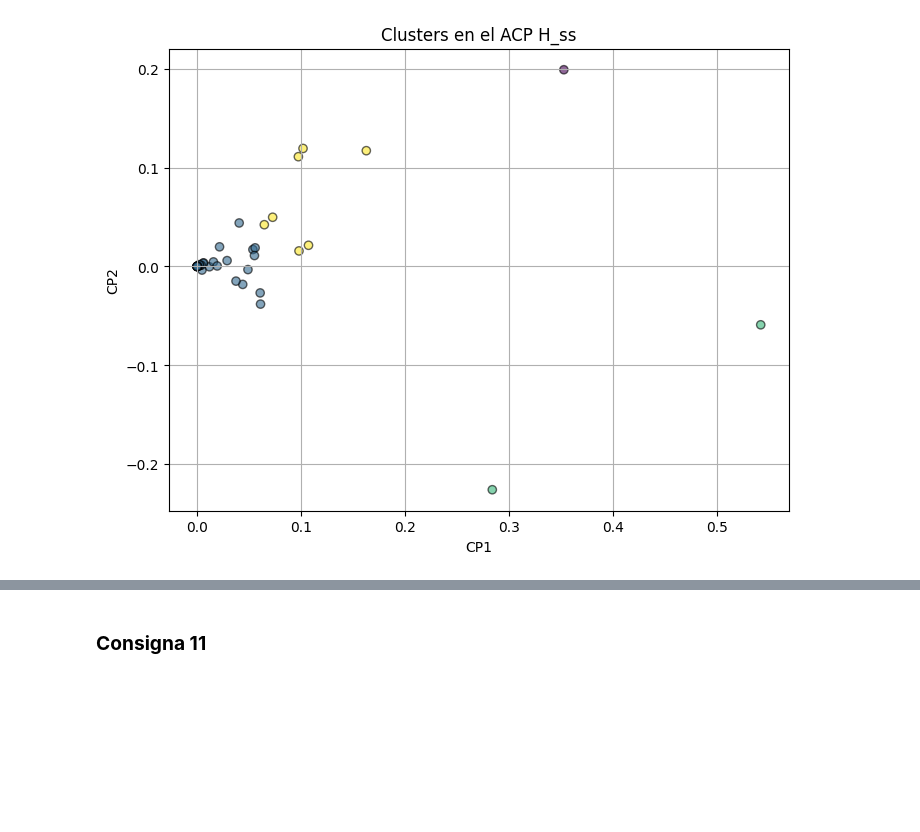
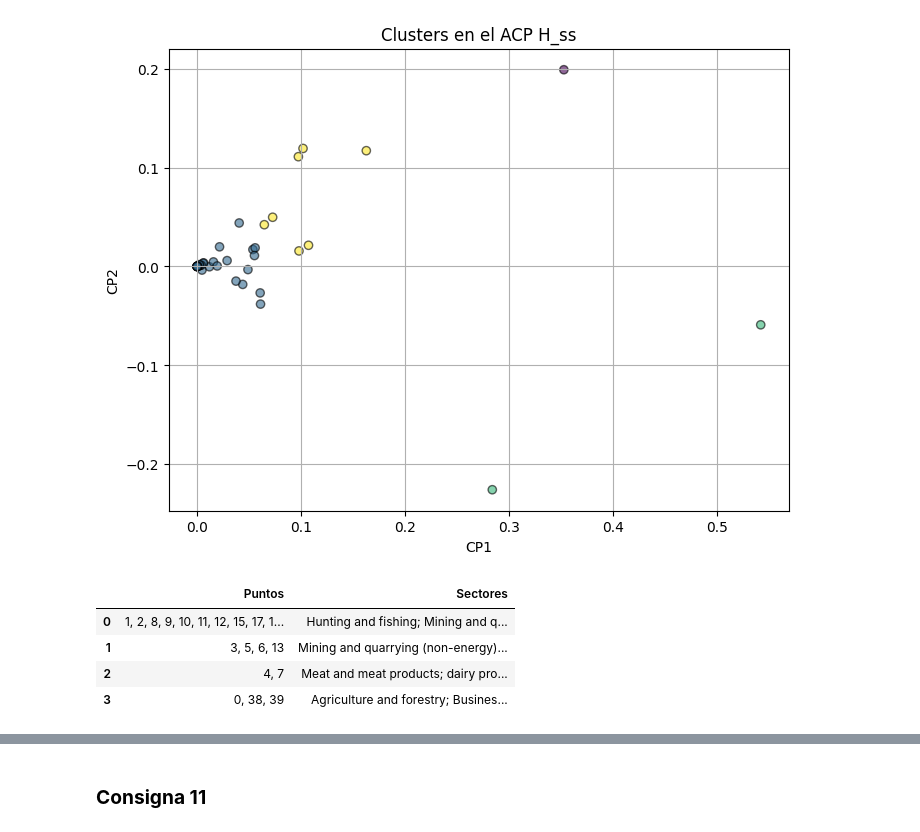
Before and after one commit to Gabrielnm7/ALC-FCEN_UBA, a Jupyter notebook: TP2/grupo_abeliano_TP2.ipynb, the cells around one changed output, grey strips where cells are left out. Drawn from its saved outputs; the diff is of its cells as text; code cells hidden in the pictures; blank space fills up the shorter version.

```diff
--- a/TP2/grupo_abeliano_TP2.ipynb
+++ b/TP2/grupo_abeliano_TP2.ipynb
@@ -1078,3 +1077,49 @@ plt.grid(True)
 plt.show()
 # %% [output]
 [figure]
+# %%
+sectores = LAT_IOT_2011.Sector[:40]
+
+clusters ={
+    "Cluster 0": [],
+    "Cluster 1": [],
+    "Cluster 2": [],
+    "Cluster 3": [],
+}
+
+# Agregamos los índices a su cluster correspondiente para identificarlos mejor:
+for i in range(H_ss_projectada.shape[0]):
+    x, y = H_ss_projectada[i, 0], H_ss_projectada[i, 1]
+
+    if -0.1 <= x <= 0.03 and -0.1 <= y <= 0.3: # Agregamos los sectores del cluster 0
+        clusters["Cluster 0"].append(i)
+
+    if 0.03 <= x <= 0.05 and -0.1 <= y <= 0.2: # Agregamos los sectores del cluster 1
+        clusters["Cluster 1"].append(i)
+
+    if 0.05 <= x <= 0.2 and -0.3 <= y <= 0.0: # Agregamos los sectores del cluster 2
+        clusters["Cluster 2"].append(i)
+
+    if 0.2 <= x <= 0.6 and -0.3 <= y <= 0.3: # Agregamos los sectores del cluster 3
+        clusters["Cluster 3"].append(i)
+# %%
+puntos_column2 = []
+sectores_column2 = []
+
+for cluster_name, indices in clusters.items():
+    puntos_column2.append(", ".join(map(str, indices)))
+    sectores_column2.append("; ".join([sectores[idx] for idx in indices]))
+
+df_cluster_summary = pd.DataFrame({
+    "Puntos": puntos_column2,
+    "Sectores": sectores_column2
+})
+
+pd.set_option('display.max_colwidth', None)
+df_cluster_summary
+# %% [output]
+|  | Puntos | Sectores |
+| 0 | 1, 2, 8, 9, 10, 11, 12, 15, 17, 1... | Hunting and fishing; Mining and q... |
+| 1 | 3, 5, 6, 13 | Mining and quarrying (non-energy)... |
+| 2 | 4, 7 | Meat and meat products; dairy pro... |
+| 3 | 0, 38, 39 | Agriculture and forestry; Busines... |
```
Also changed, not shown: parts of 17 cells of this notebook, 1 other file.
